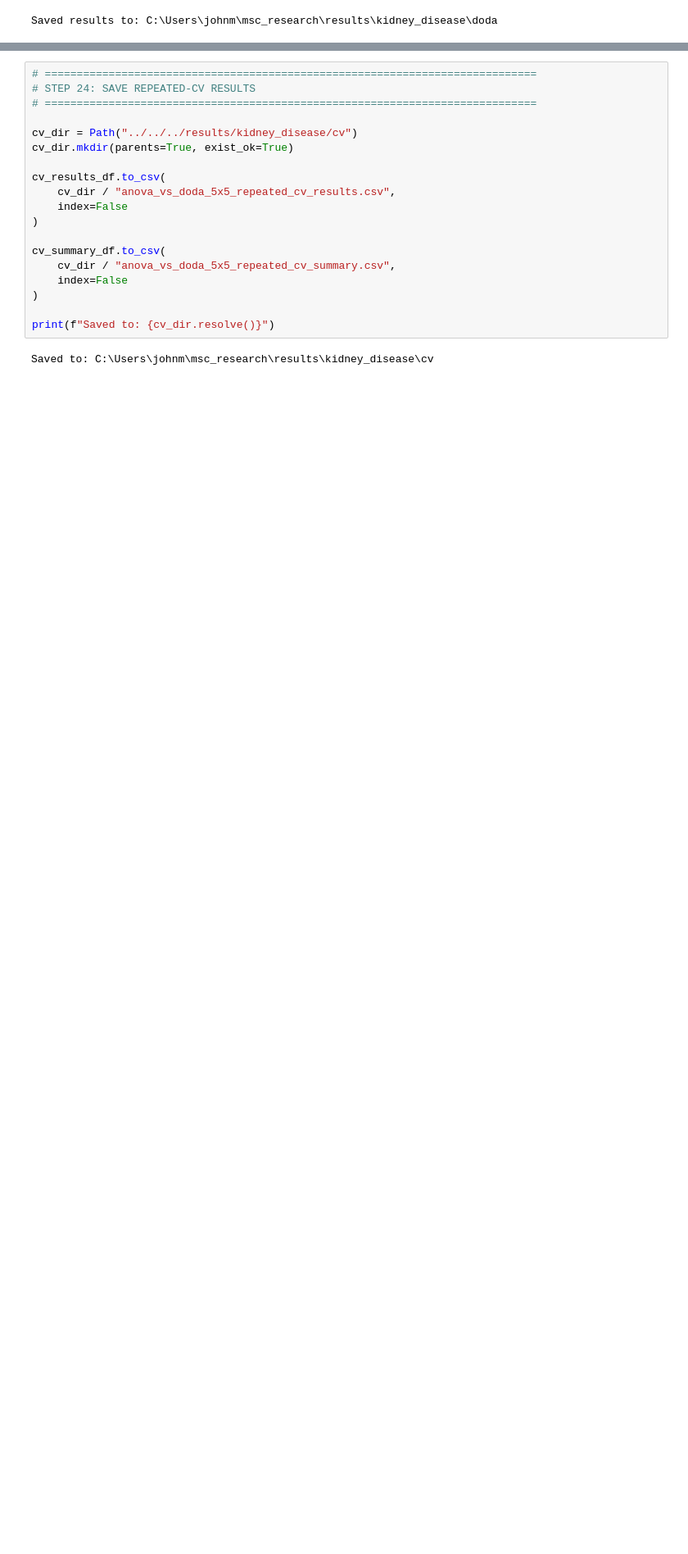
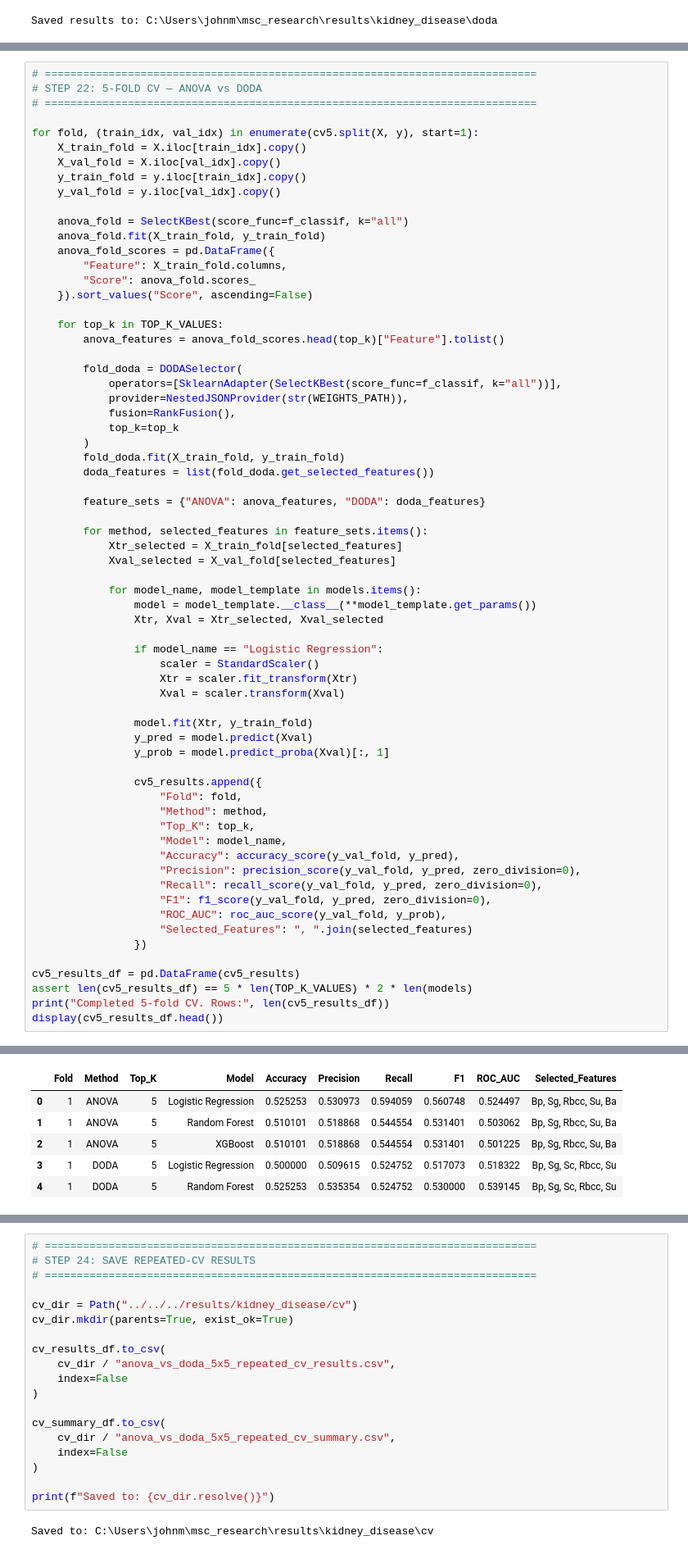
Before and after one commit to anandha-3679/msc_research, a Jupyter notebook: notebooks/angel/kidney_disease/BD_KDD_ANOVA.ipynb, the cells around one changed output, grey strips where cells are left out. Shown at 82% size. Cells and saved outputs as stored; diff of their text form; blank space fills up the shorter version.

```diff
--- a/notebooks/angel/kidney_disease/BD_KDD_ANOVA.ipynb
+++ b/notebooks/angel/kidney_disease/BD_KDD_ANOVA.ipynb
@@ -1087,0 +1116,67 @@ Saved results to: C:\Users\johnm\msc_research\results\kidney_disease\doda
+# %%
+# =============================================================================
+# STEP 22: 5-FOLD CV — ANOVA vs DODA
+# =============================================================================
+
+for fold, (train_idx, val_idx) in enumerate(cv5.split(X, y), start=1):
+    X_train_fold = X.iloc[train_idx].copy()
+    X_val_fold = X.iloc[val_idx].copy()
+    y_train_fold = y.iloc[train_idx].copy()
+    y_val_fold = y.iloc[val_idx].copy()
+
+    anova_fold = SelectKBest(score_func=f_classif, k="all")
+    anova_fold.fit(X_train_fold, y_train_fold)
+    anova_fold_scores = pd.DataFrame({
+        "Feature": X_train_fold.columns,
+        "Score": anova_fold.scores_
+    }).sort_values("Score", ascending=False)
+
+    for top_k in TOP_K_VALUES:
+        anova_features = anova_fold_scores.head(top_k)["Feature"].tolist()
+
+        fold_doda = DODASelector(
+            operators=[SklearnAdapter(SelectKBest(score_func=f_classif, k="all"))],
+            provider=NestedJSONProvider(str(WEIGHTS_PATH)),
+            fusion=RankFusion(),
+            top_k=top_k
+        )
+        fold_doda.fit(X_train_fold, y_train_fold)
+        doda_features = list(fold_doda.get_selected_features())
+
+        feature_sets = {"ANOVA": anova_features, "DODA": doda_features}
+
+        for method, selected_features in feature_sets.items():
+            Xtr_selected = X_train_fold[selected_features]
+            Xval_selected = X_val_fold[selected_features]
+
+            for model_name, model_template in models.items():
+                model = model_template.__class__(**model_template.get_params())
+                Xtr, Xval = Xtr_selected, Xval_selected
+
+                if model_name == "Logistic Regression":
+                    scaler = StandardScaler()
+                    Xtr = scaler.fit_transform(Xtr)
+                    Xval = scaler.transform(Xval)
+
+                model.fit(Xtr, y_train_fold)
+                y_pred = model.predict(Xval)
+                y_prob = model.predict_proba(Xval)[:, 1]
+
+                cv5_results.append({
+                    "Fold": fold,
+                    "Method": method,
+                    "Top_K": top_k,
+                    "Model": model_name,
+                    "Accuracy": accuracy_score(y_val_fold, y_pred),
+                    "Precision": precision_score(y_val_fold, y_pred, zero_division=0),
+                    "Recall": recall_score(y_val_fold, y_pred, zero_division=0),
+                    "F1": f1_score(y_val_fold, y_pred, zero_division=0),
+                    "ROC_AUC": roc_auc_score(y_val_fold, y_prob),
+                    "Selected_Features": ", ".join(selected_features)
+                })
+
+cv5_results_df = pd.DataFrame(cv5_results)
+assert len(cv5_results_df) == 5 * len(TOP_K_VALUES) * 2 * len(models)
+print("Completed 5-fold CV. Rows:", len(cv5_results_df))
+display(cv5_results_df.head())
+# %% [output]
@@ -1087,0 +1200,6 @@ Saved results to: C:\Users\johnm\msc_research\results\kidney_disease\doda
+|  | Fold | Method | Top_K | Model | Accuracy | Precision | Recall | F1 | ROC_AUC | Selected_Features |
+| 0 | 1 | ANOVA | 5 | Logistic Regression | 0.525253 | 0.530973 | 0.594059 | 0.560748 | 0.524497 | Bp, Sg, Rbcc, Su, Ba |
+| 1 | 1 | ANOVA | 5 | Random Forest | 0.510101 | 0.518868 | 0.544554 | 0.531401 | 0.503062 | Bp, Sg, Rbcc, Su, Ba |
+| 2 | 1 | ANOVA | 5 | XGBoost | 0.510101 | 0.518868 | 0.544554 | 0.531401 | 0.501225 | Bp, Sg, Rbcc, Su, Ba |
+| 3 | 1 | DODA | 5 | Logistic Regression | 0.500000 | 0.509615 | 0.524752 | 0.517073 | 0.518322 | Bp, Sg, Sc, Rbcc, Su |
+| 4 | 1 | DODA | 5 | Random Forest | 0.525253 | 0.535354 | 0.524752 | 0.530000 | 0.539145 | Bp, Sg, Sc, Rbcc, Su |
```
Also changed, not shown: parts of 19 cells of this notebook, 7 other files.
